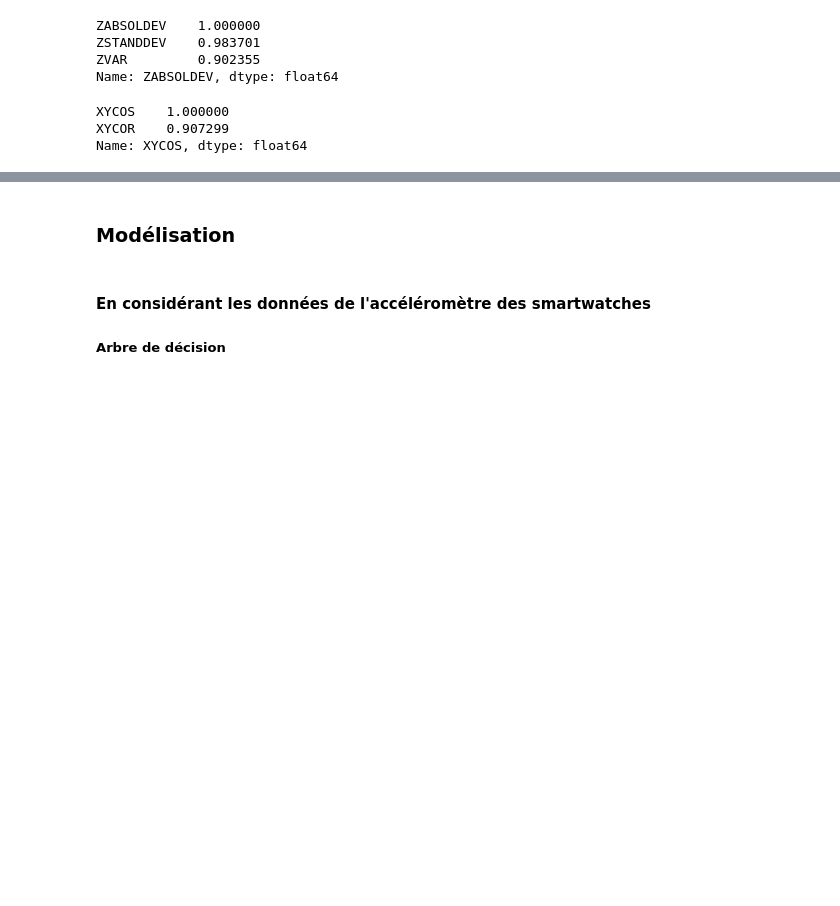
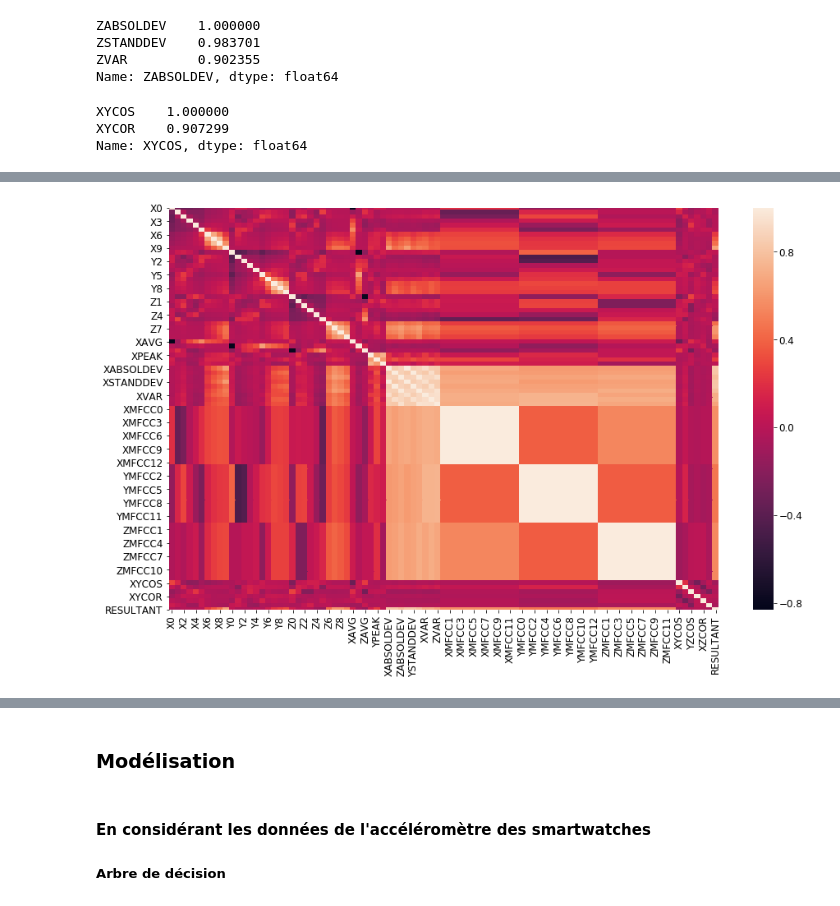
Before and after one commit to BaptisteSaintArnoult/human-activity-recognition, a Jupyter notebook: impersonnal_model_Mira.ipynb, the cells around one changed output, grey strips where cells are left out. Cells and saved outputs as stored; diff of their text form; code cells hidden in the pictures; blank space fills up the shorter version.

```diff
--- a/impersonnal_model_Mira.ipynb
+++ b/impersonnal_model_Mira.ipynb
@@ -717,0 +861,8 @@ Nous pouvons remarquer que 'XYCOS' est corrélé avec XYCOR, de même pour 'XZCO
+# %%
+# Visualisation de la corrélation entre les attributs
+
+fig, ax = plt.subplots(figsize=(15,9))
+heat_map = sns.heatmap(data_phone_accel.corr())
+plt.show()
+# %% [output]
+[figure, added]
```
Also changed, not shown: parts of 66 cells of this notebook.
